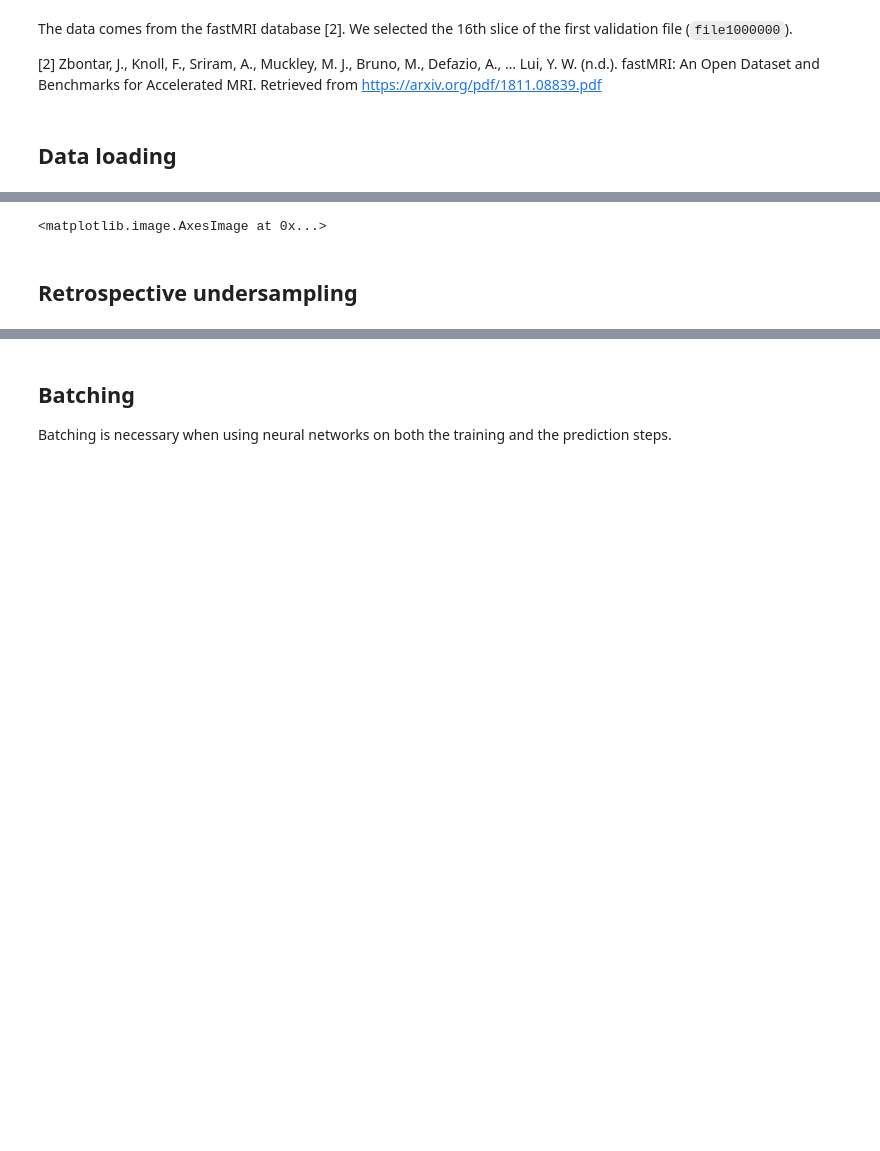
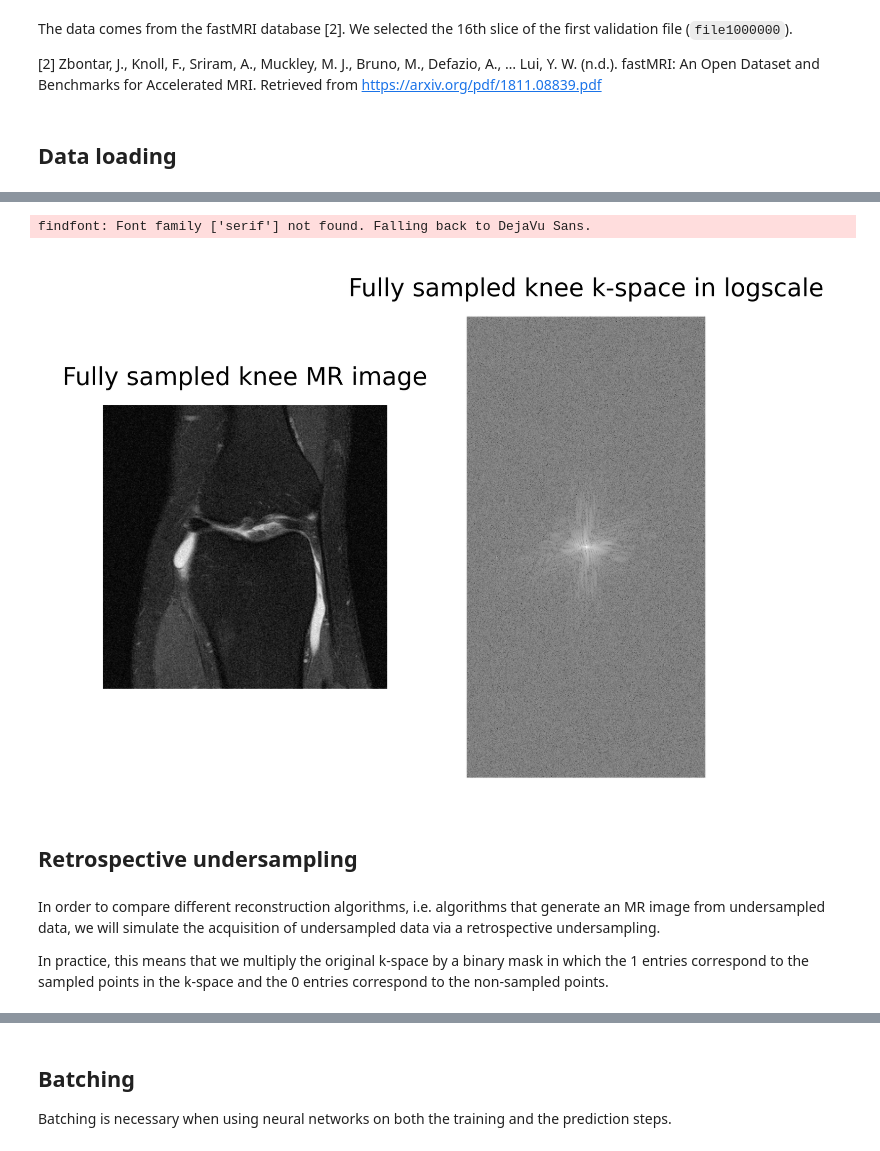
Before and after one commit to zaccharieramzi/fastmri-reproducible-benchmark, a Jupyter notebook: examples/pysap_cascade_comparison.ipynb, the cells around one changed output, grey strips where cells are left out. Cells and saved outputs as stored; diff of their text form; code cells hidden in the pictures; blank space fills up the shorter version.

```diff
--- a/examples/pysap_cascade_comparison.ipynb
+++ b/examples/pysap_cascade_comparison.ipynb
@@ -69,6 +77,8 @@ ImportError: cannot import name 'compare_psnr' from 'skimage.measure' (/home/zac
 # %%
 plt.rcParams['figure.figsize'] = (5, 5)
 plt.rcParams['image.cmap'] = 'gray'
+plt.style.use('ieee')
+plt.rcParams['font.size'] = 6
 # %%
 np.random.seed(0)
 # %% [markdown]
@@ -85,5 +95,9 @@ kspace = np.load('gt_kspace.npy')
 # %%
 fig, axs = plt.subplots(1, 2)
 axs[0].imshow(image[..., 0])
-axs[1].imshow(np.abs(kspace[..., 0]))
+axs[0].set_title('Fully sampled knee MR image')
+axs[1].imshow(np.log(np.abs(kspace[..., 0])))
+axs[1].set_title('Fully sampled knee k-space in logscale')
+for i in [0, 1]:
+    axs[i].axis('off')
 # %% [output]
@@ -92,6 +104,11 @@ axs[1].imshow(np.abs(kspace[..., 0]))
-<matplotlib.image.AxesImage at 0x...>
+findfont: Font family ['serif'] not found. Falling back to DejaVu Sans.
+[figure, added]
 # %% [markdown]
 ## Retrospective undersampling
+# %% [markdown]
+In order to compare different reconstruction algorithms, i.e. algorithms that generate an MR image from undersampled data, we will simulate the acquisition of undersampled data via a retrospective undersampling.
+
+In practice, this means that we multiply the original k-space by a binary mask in which the 1 entries correspond to the sampled points in the k-space and the 0 entries correspond to the non-sampled points.
 # %%
 AF = 4
 mask = gen_mask(kspace[..., 0], accel_factor=AF, seed=0)
```
Also changed, not shown: parts of 19 cells of this notebook.
